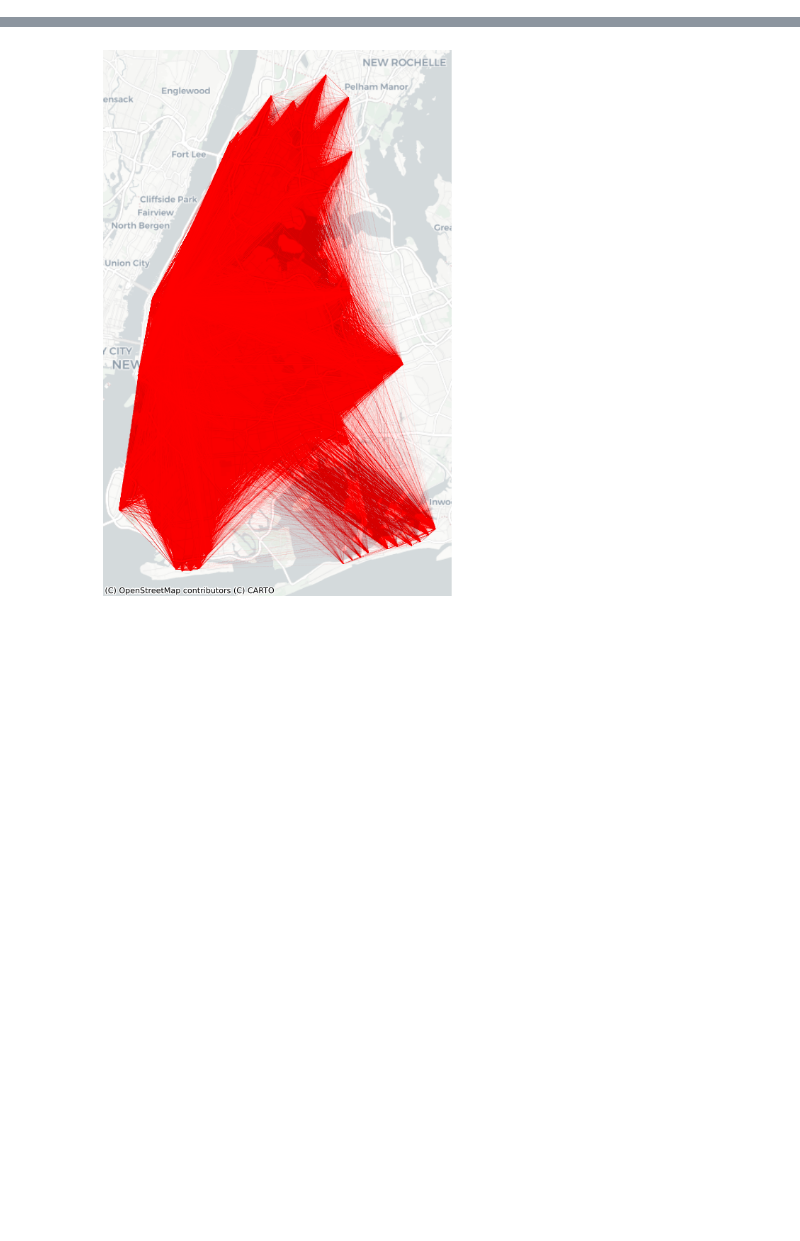
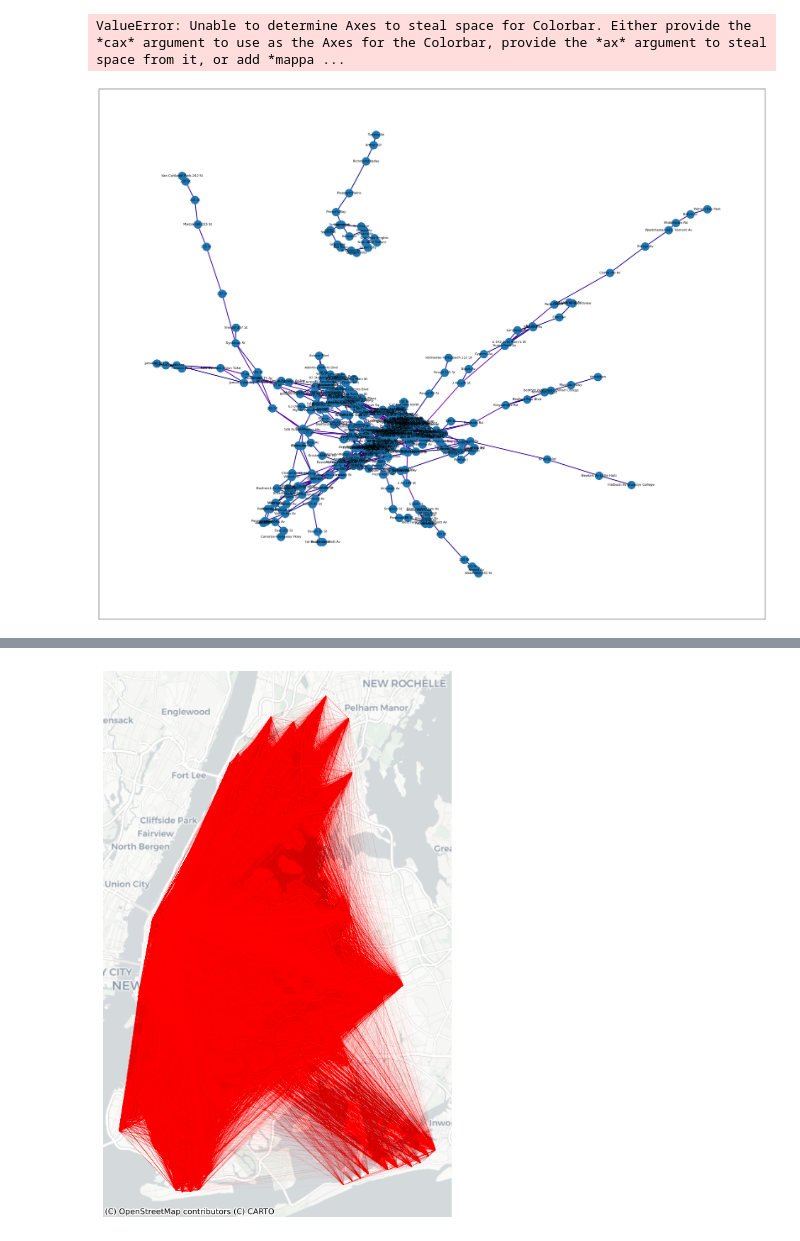
Before and after one commit to Person-Maink/NYCPublicTransportProject, a Jupyter notebook: src/maps.ipynb, the cells around one changed output, grey strips where cells are left out. Saved outputs shown, nothing was run; the diff lists cells and outputs as text; code cells hidden in the pictures; blank space fills up the shorter version.

```diff
--- a/src/maps.ipynb
+++ b/src/maps.ipynb
@@ -50,0 +100,36 @@ df_agg.head(n=30)
+# %%
+plt.figure(figsize=(30, 24))
+
+pos = nx.spring_layout(transport_traffic, seed=42, k=0.001)
+
+# extract edge weights
+weights = [d.get("weight", 0) for (_, _, d) in transport_traffic.edges(data=True)]
+
+# draw nodes
+nx.draw_networkx_nodes(transport_traffic, pos, node_size=400)
+
+# draw edges with colormap based on weights
+edges = nx.draw_networkx_edges(
+    transport_traffic,
+    pos,
+    edge_color=weights,
+    edge_cmap=plt.cm.plasma,       # or 'viridis', 'inferno', etc.
+    edge_vmin=min(weights),
+    edge_vmax=max(weights),
+    width=2
+)
+
+# draw labels
+nx.draw_networkx_labels(transport_traffic, pos, font_size=8)
+
+# add colorbar
+sm = plt.cm.ScalarMappable(cmap=plt.cm.plasma,
+                           norm=plt.Normalize(vmin=min(weights), vmax=max(weights)))
+sm.set_array([])
+plt.colorbar(sm, label="Edge Weight Magnitude")
+
+plt.axis("off")
+plt.show()
+# %% [output]
+ValueError: Unable to determine Axes to steal space for Colorbar. Either provide the *cax* argument to use as the Axes for the Colorbar, provide the *ax* argument to steal space from it, or add *mappa ...
+[figure, added]
```
Also changed, not shown: parts of 8 cells of this notebook, 3 other files.
